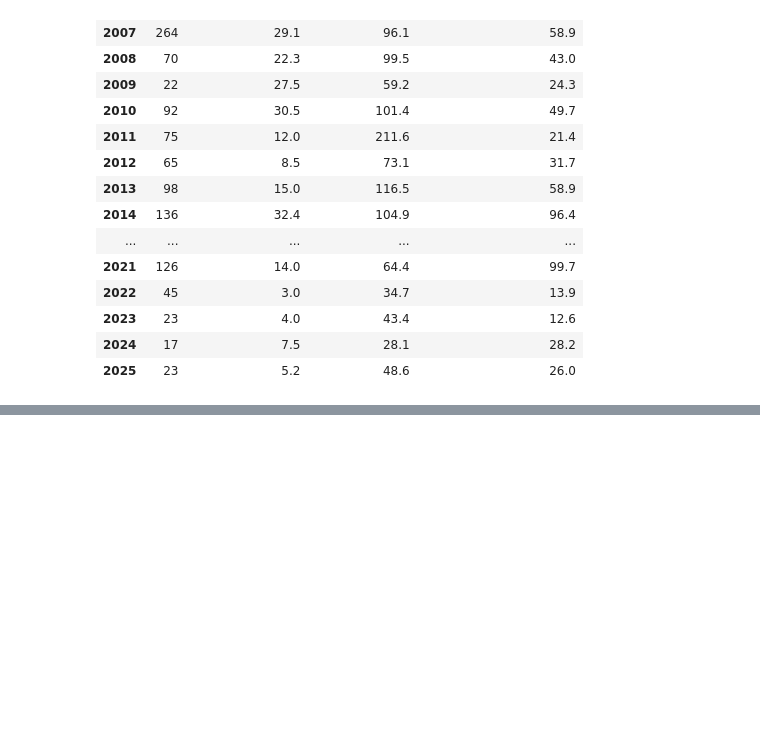
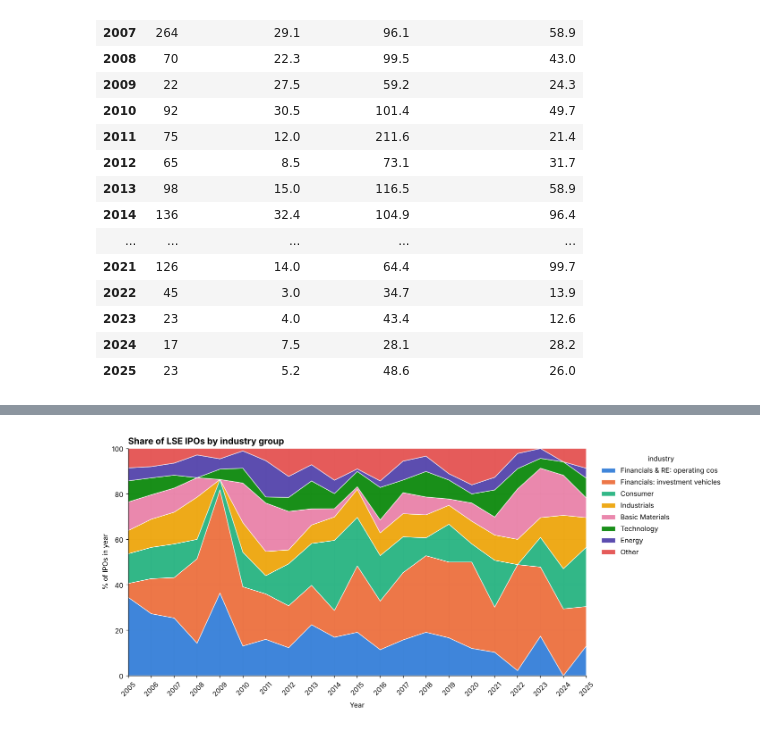
Before and after one commit to phoebec11/lseg-ipo-analytics1, a Jupyter notebook: SQL.ipynb, the cells around one changed output, grey strips where cells are left out. Cells and saved outputs as stored; diff of their text form; code cells hidden in the pictures; blank space fills up the shorter version.

```diff
--- a/SQL.ipynb
+++ b/SQL.ipynb
@@ -642,0 +299,10 @@ the FTSE sector, and read what the company does if it has none)? How much did it
+# %%
+df["industry"] = df["ftse_group"].where(
+    df["ftse_group"] != "Financials & Real Estate",
+    df["investment_vehicle"].map({1: "Financials: investment vehicles", 0: "Financials & RE: operating cos"}),
+)
+industry_pct = share_by_year(df, "industry", top_n=7)
+plot_share(industry_pct, "Share of LSE IPOs by industry group", "% of IPOs in year",
+           "q1_industry_share.png", area=True)
+# %% [output]
+[figure, added]
```
Also changed, not shown: parts of 55 cells of this notebook.
